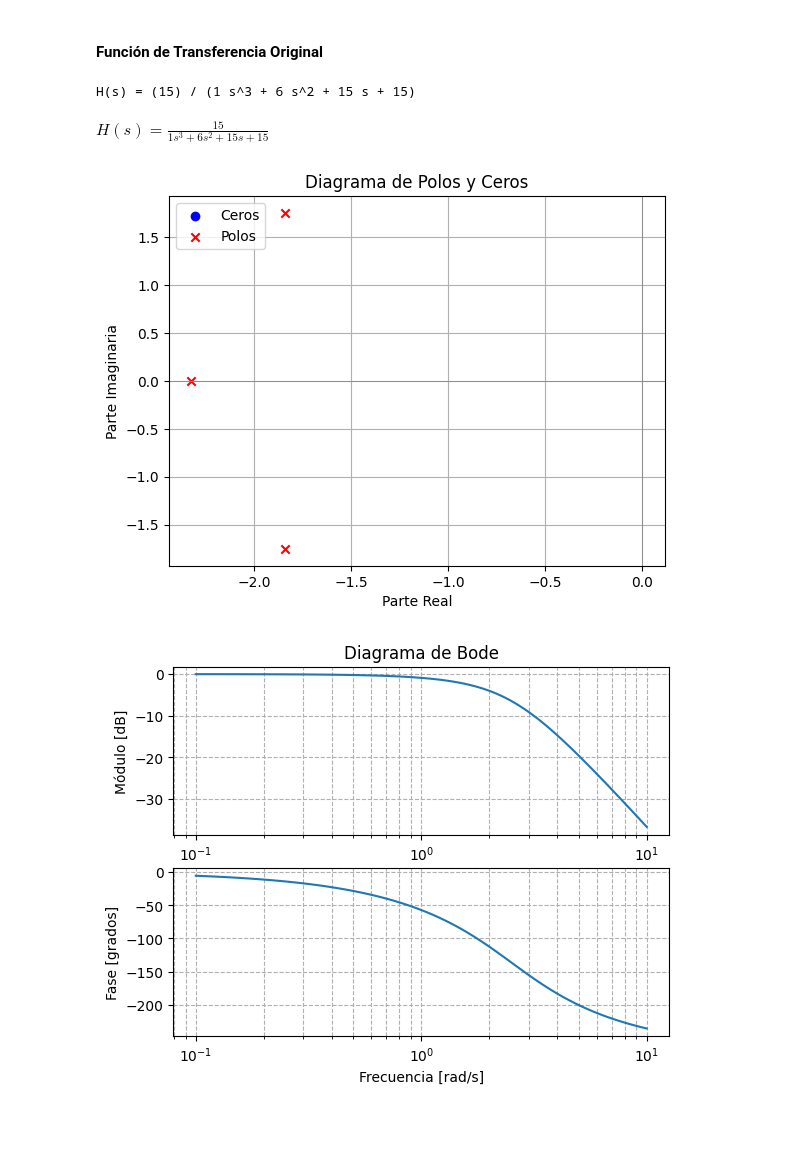
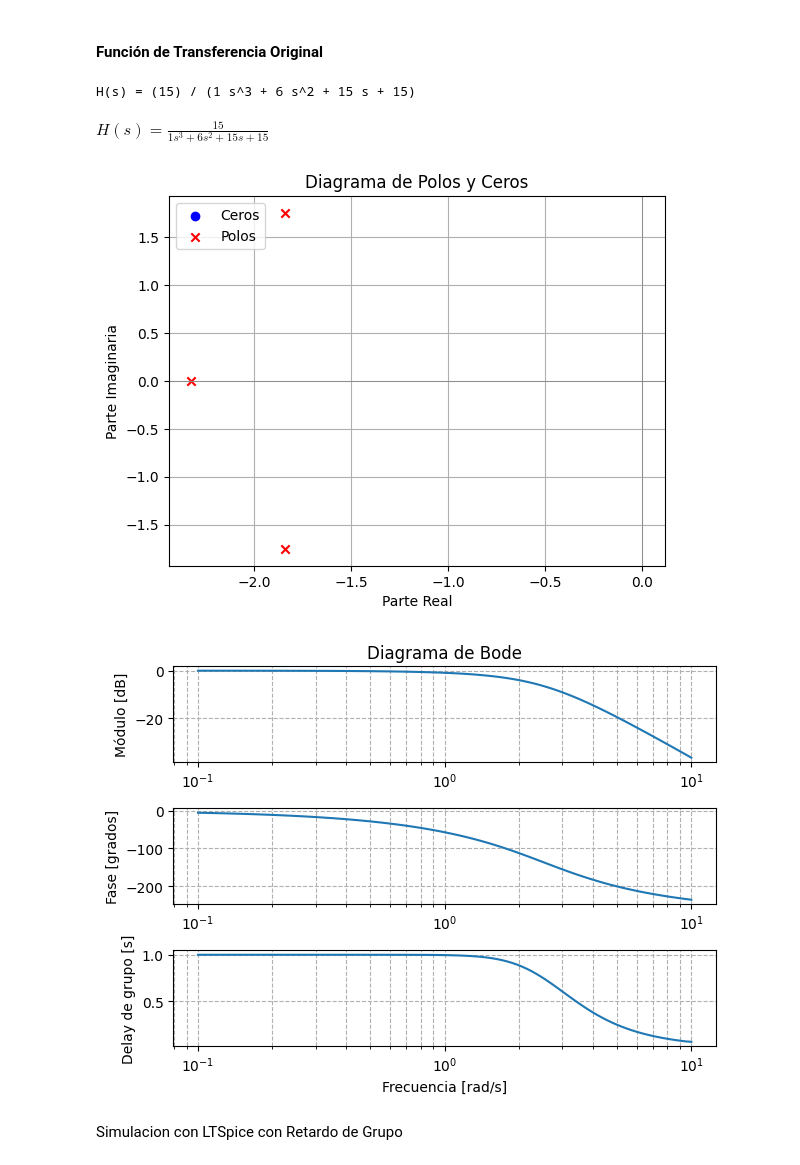
Before and after one commit to Facuuuuuuuuuu/UTN, a Jupyter notebook: TPL5_SussiniFacundo.ipynb, the cells around one changed output. Saved outputs shown, nothing was run; the diff lists cells and outputs as text; code cells hidden in the pictures; blank space fills up the shorter version.

```diff
--- a/TPL5_SussiniFacundo.ipynb
+++ b/TPL5_SussiniFacundo.ipynb
@@ -47,33 +47,47 @@ plt.scatter(np.real(poles), np.imag(poles), marker='x', color='red', label='Polo
 plt.axhline(0, color='gray', linewidth=0.5)
 plt.axvline(0, color='gray', linewidth=0.5)
 plt.xlabel('Parte Real')
 plt.ylabel('Parte Imaginaria')
 plt.title('Diagrama de Polos y Ceros')
 plt.legend()
 plt.grid(True)
 plt.show()
 
 # ----- DIAGRAMA DE BODE -----
 system = signal.TransferFunction(num, den)
 w, mag, phase = signal.bode(system)
 
 plt.figure()
-plt.subplot(2, 1, 1)
+plt.subplot(3, 1, 1)
 plt.semilogx(w, mag)
 plt.ylabel('Módulo [dB]')
 plt.grid(True, which='both', linestyle='--')
 plt.title('Diagrama de Bode')
 
-plt.subplot(2, 1, 2)
+plt.subplot(3, 1, 2)
 plt.semilogx(w, phase)
 plt.ylabel('Fase [grados]')
+plt.grid(True, which='both', linestyle='--')
+
+# ----- DELAY DE GRUPO -----
+# Convertir fase a radianes
+phase_rad = np.deg2rad(phase)
+# Calcular delay de grupo: -dφ/dω
+group_delay = -np.gradient(phase_rad, w)
+
+plt.subplot(3, 1, 3)
+plt.semilogx(w, group_delay)
+plt.ylabel('Delay de grupo [s]')
 plt.xlabel('Frecuencia [rad/s]')
 plt.grid(True, which='both', linestyle='--')
 
+plt.tight_layout()
 plt.show()
 # %% [output]
 #### Función de Transferencia Original
 H(s) = (15) / (1 s^3 + 6 s^2 + 15 s + 15)
 $\displaystyle H(s) = \frac{15}{1 s^3 + 6 s^2 + 15 s + 15}$
 [figure]
-[figure, old version]
+[figure, new version]
+# %% [markdown]
+Simulacion con LTSpice con Retardo de Grupo
```
Also changed, not shown: parts of 2 cells of this notebook.
